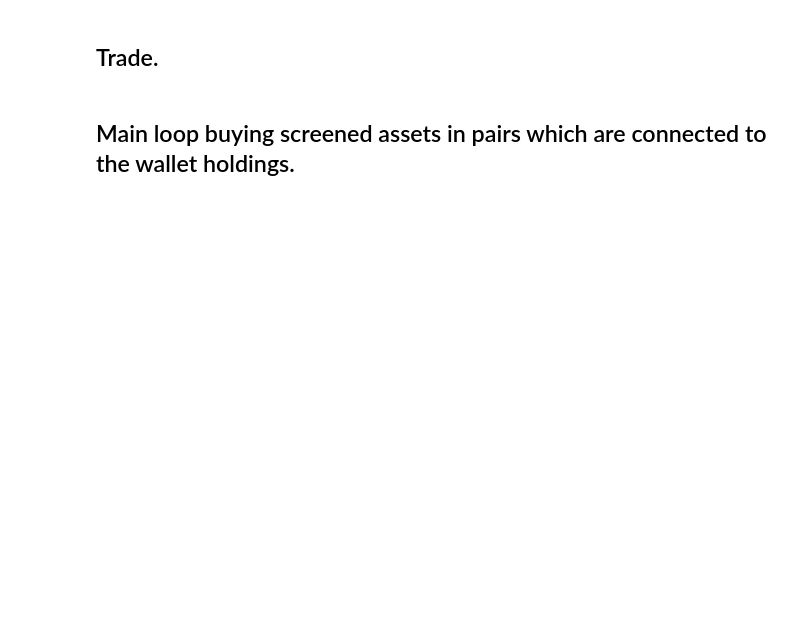
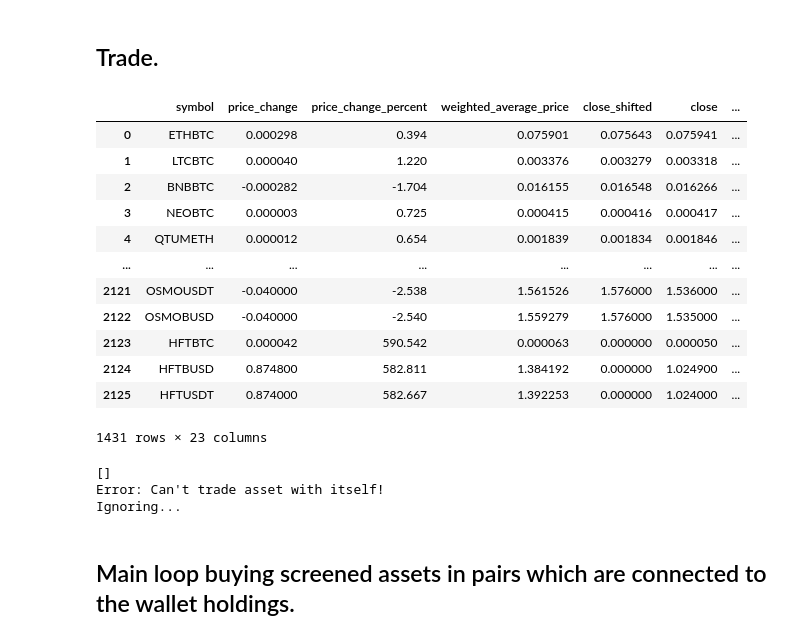
Before and after one commit to Humbleman72/crypto_bot, a Jupyter notebook: crypto_bot.ipynb, the cells around one changed output. Saved outputs shown, nothing was run; the diff lists cells and outputs as text; code cells hidden in the pictures; blank space fills up the shorter version.

```diff
--- a/crypto_bot.ipynb
+++ b/crypto_bot.ipynb
@@ -43,9 +77,48 @@ from_asset, converted_quantity, quantity
 # %% [markdown]
 ## Trade.
+# %%
+import pandas as pd
+
+def get_conversion_table_2(conversion_table_file_name='crypto_logs/conversion_table.txt'):
+    return pd.read_csv(conversion_table_file_name, index_col=0)
+
+conversion_table_file_name = 'crypto_logs/conversion_table.txt'
+conversion_table = get_conversion_table(client=client, exchange_info=exchange_info,
+                                        as_pair=True, dump_raw=True)
+conversion_table = get_conversion_table_2(conversion_table_file_name=conversion_table_file_name)
+conversion_table
+# %% [output]
+|  | symbol | price_change | price_change_percent | weighted_average_price | close_shifted | close | ... |
+| 0 | ETHBTC | 0.000298 | 0.394 | 0.075901 | 0.075643 | 0.075941 | ... |
+| 1 | LTCBTC | 0.000040 | 1.220 | 0.003376 | 0.003279 | 0.003318 | ... |
+| 2 | BNBBTC | -0.000282 | -1.704 | 0.016155 | 0.016548 | 0.016266 | ... |
+| 3 | NEOBTC | 0.000003 | 0.725 | 0.000415 | 0.000416 | 0.000417 | ... |
+| 4 | QTUMETH | 0.000012 | 0.654 | 0.001839 | 0.001834 | 0.001846 | ... |
+| ... | ... | ... | ... | ... | ... | ... | ... |
+| 2121 | OSMOUSDT | -0.040000 | -2.538 | 1.561526 | 1.576000 | 1.536000 | ... |
+| 2122 | OSMOBUSD | -0.040000 | -2.540 | 1.559279 | 1.576000 | 1.535000 | ... |
+| 2123 | HFTBTC | 0.000042 | 590.542 | 0.000063 | 0.000000 | 0.000050 | ... |
+| 2124 | HFTBUSD | 0.874800 | 582.811 | 1.384192 | 0.000000 | 1.024900 | ... |
+| 2125 | HFTUSDT | 0.874000 | 582.667 | 1.392253 | 0.000000 | 1.024000 | ... |
+1431 rows × 23 columns
 # %%
+to_asset = 'BUSD'
+
 from cryptocurrency.trade import trade
-to_asset = 'BTC'
-conversion_table = get_conversion_table(client=client, exchange_info=exchange_info, as_pair=True)
+import pandas as pd
+
+def get_conversion_table_2(conversion_table_file_name='crypto_logs/conversion_table.txt'):
+    return pd.read_csv(conversion_table_file_name, index_col=0)
+
+conversion_table_file_name = 'crypto_logs/conversion_table.txt'
+conversion_table = get_conversion_table(client=client, exchange_info=exchange_info,
+                                        as_pair=True, dump_raw=True)
+conversion_table = get_conversion_table_2(conversion_table_file_name=conversion_table_file_name)
+#conversion_table = pd.DataFrame(client.get_ticker())
 request = trade(client=client, to_asset=to_asset, conversion_table=conversion_table,
                 exchange_info=exchange_info)
 request
+# %% [output]
+[]
+Error: Can't trade asset with itself!
+Ignoring...
```
Also changed, not shown: parts of 7 cells of this notebook, 7 other files.
